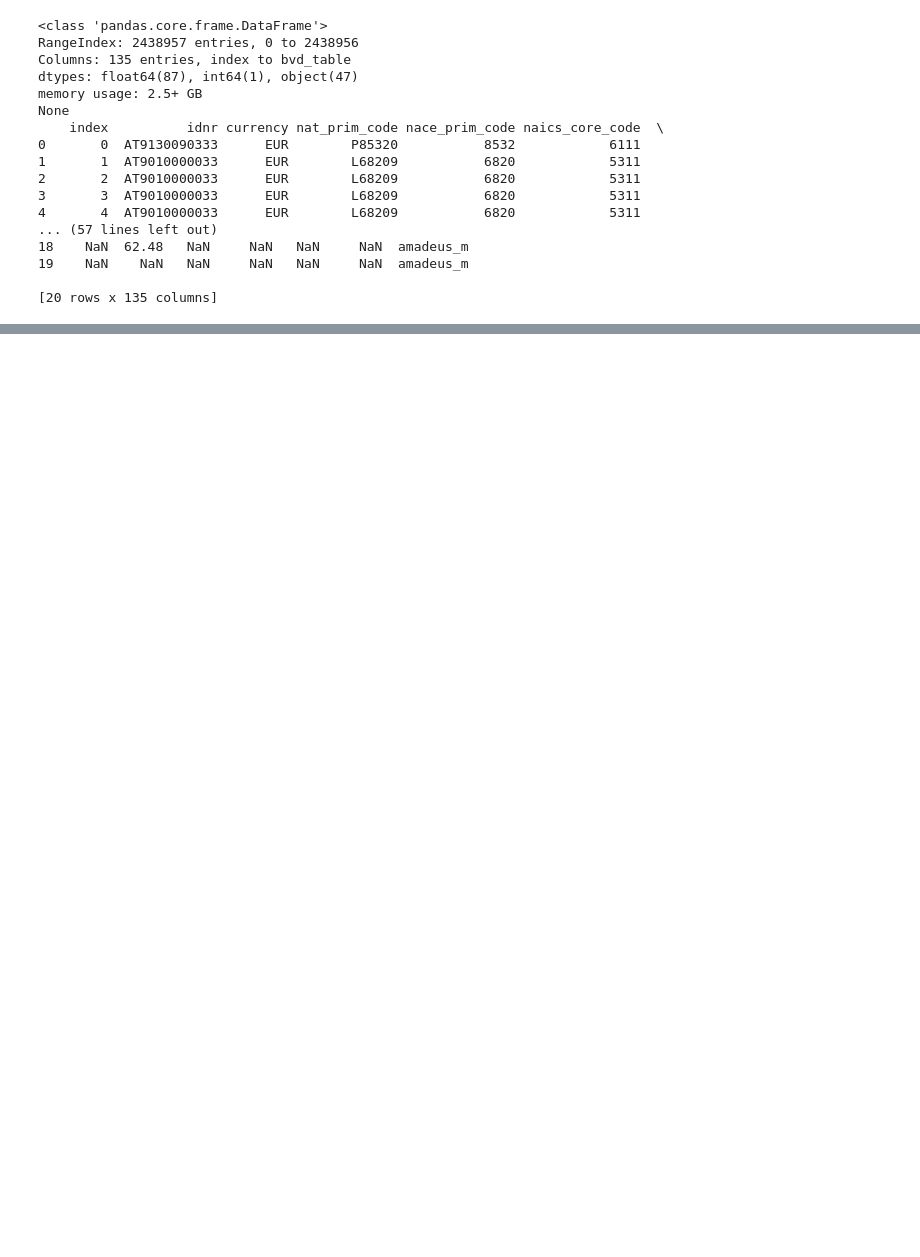
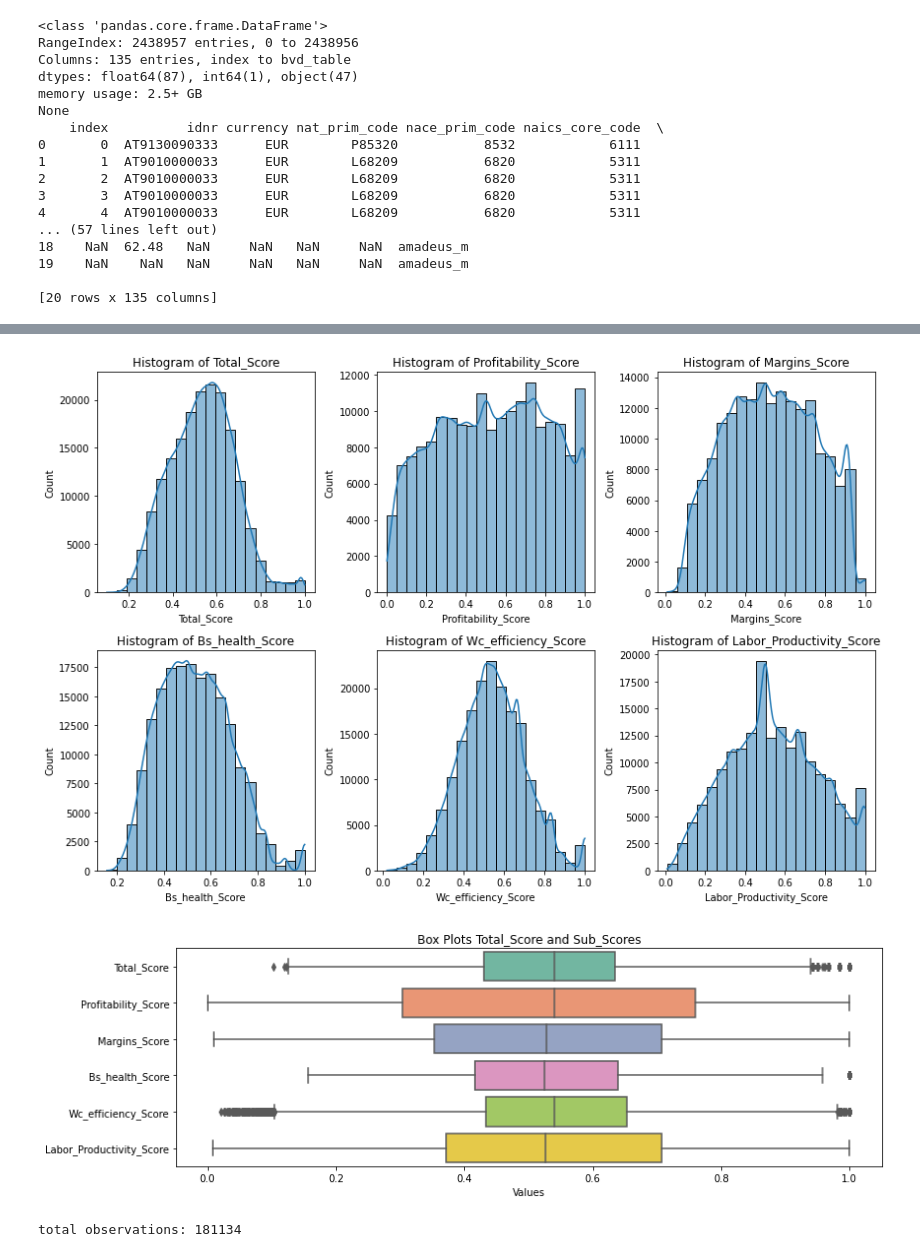
Before and after one commit to yanghang0918/Kununu_Review_Sentiment_Analysis, a Jupyter notebook: data/financial_data.ipynb, the cells around one changed output, grey strips where cells are left out. Cells and saved outputs as stored; diff of their text form; code cells hidden in the pictures; blank space fills up the shorter version.

```diff
--- a/data/financial_data.ipynb
+++ b/data/financial_data.ipynb
@@ -156,0 +284,29 @@ plt.hist(findata['Total_Score'])
+# %%
+data = findata_clean_a.iloc[:, -6:]
+
+# Create a 2x3 grid of histograms
+plt.figure(figsize=(12, 8))
+
+for i, column in enumerate(data.columns):
+    plt.subplot(2, 3, i + 1)
+    sns.histplot(data[column], bins=20, kde=True)
+    plt.title(f'Histogram of {column}')
+
+plt.tight_layout()
+plt.show()
+
+# Create a plot with 6 box plots
+plt.figure(figsize=(12, 4))
+
+sns.boxplot(data=data, orient='h', palette='Set2')
+plt.title("Box Plots Total_Score and Sub_Scores")
+plt.xlabel("Values")
+
+plt.tight_layout()
+plt.show()
+
+print("total observations:", len(data))
+# %% [output]
+[figure, added]
+[figure, added]
+total observations: 181134
```
Also changed, not shown: parts of 15 cells of this notebook.
